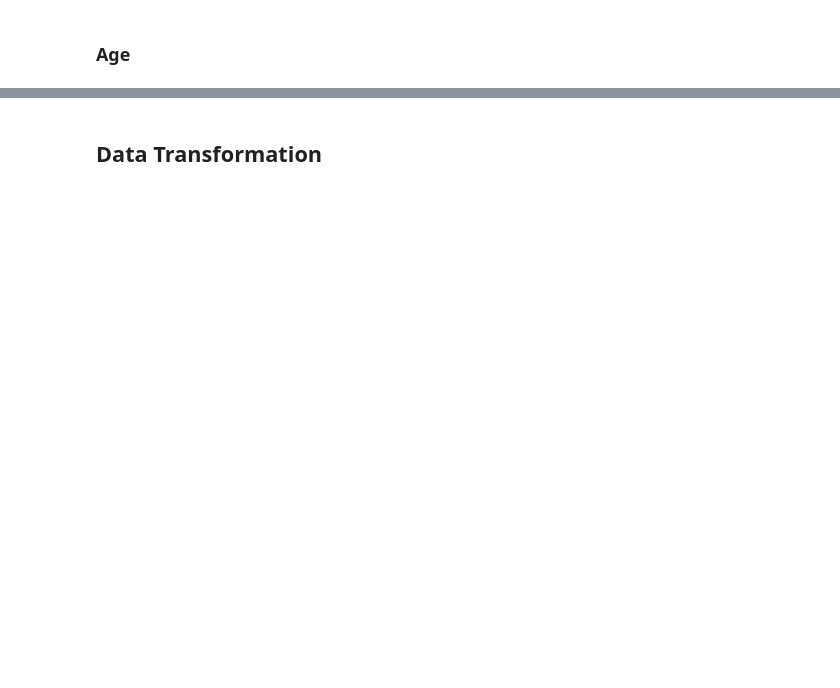
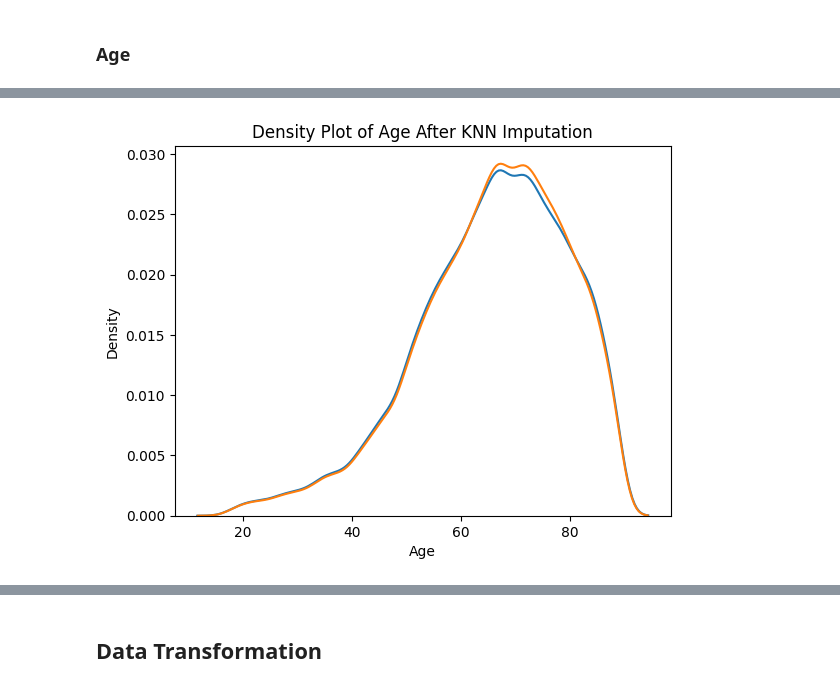
Before and after one commit to Jinyu-Luo/CHL5230-Datathon4, a Jupyter notebook: 16_CHL5230_Datathon4.ipynb, the cells around one changed output, grey strips where cells are left out. Cells and saved outputs as stored; diff of their text form; code cells hidden in the pictures; blank space fills up the shorter version.

```diff
--- a/16_CHL5230_Datathon4.ipynb
+++ b/16_CHL5230_Datathon4.ipynb
@@ -457,0 +607,14 @@ Average age in the dataset: 65.74785852445427 Years
+# %%
+# Plot density plot for the imputed 'Age' column
+sns.kdeplot(df_age['age'], label='Age Original')
+sns.kdeplot(df_imputed_age['age'], label='Age (KNN Imputed)')
+
+# Add titles and labels
+plt.title('Density Plot of Age After KNN Imputation')
+plt.xlabel('Age')
+plt.ylabel('Density')
+
+# Display the plot
+plt.show()
+# %% [output]
+[figure, added]
```
Also changed, not shown: parts of 88 cells of this notebook.
